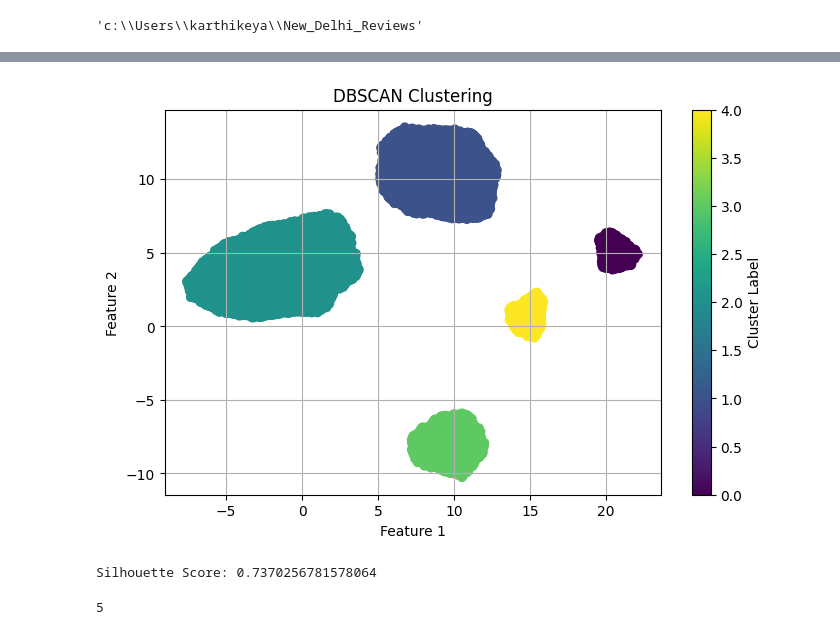
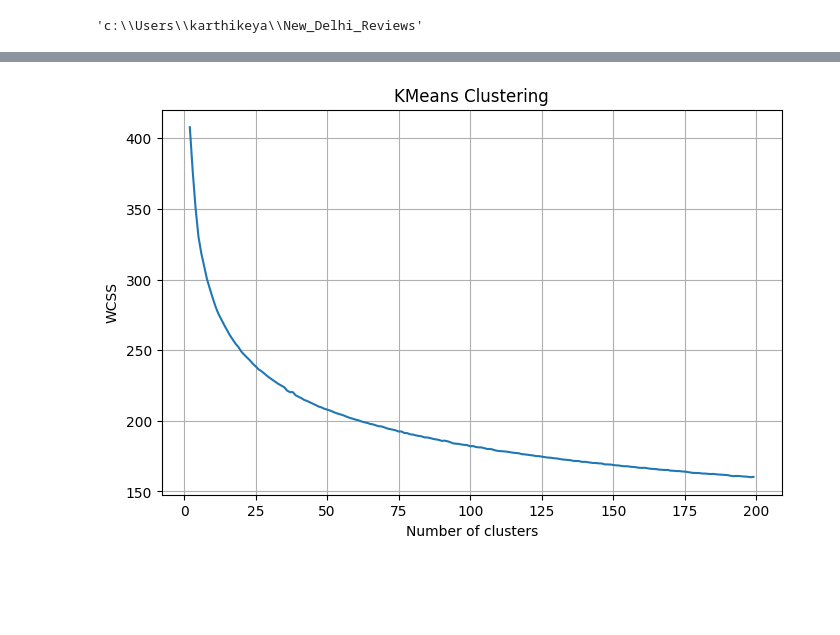
Before and after one commit to pkarthikeya1/Automated-Text-Clustering-and-Keyword-Extraction-for-Customer-Review-Insights, a Jupyter notebook: notebooks/04_model_building.ipynb, the cells around one changed output, grey strips where cells are left out. Drawn from its saved outputs; the diff is of its cells as text; code cells hidden in the pictures; blank space fills up the shorter version.

```diff
--- a/notebooks/04_model_building.ipynb
+++ b/notebooks/04_model_building.ipynb
@@ -55,32 +37,25 @@ plt.title('UMAP projection of the reviews_embedding_cosine', fontsize=24);
 # %%
-from sklearn.cluster import DBSCAN
+from sklearn.cluster import KMeans
+import matplotlib.pyplot as plt
 
-dbscan = DBSCAN(eps=0.6, min_samples=100)  # `eps` is the neighborhood size, `min_samples` is the minimum points to form a cluster
-dbscan_labels = dbscan.fit_predict(low_dim_embeddings_cosine)
+wcss = []
+
+for i in range(2, 200):
+    kmeans = KMeans(n_clusters=i)
+    kmeans.fit_predict(train_data)
+    wcss.append(kmeans.inertia_)
 
 # 3. Visualize the results
 plt.figure(figsize=(8, 5))
-
 # Plot points with different colors based on their cluster label
-plt.scatter(low_dim_embeddings_cosine[:, 0], low_dim_embeddings_cosine[:, 1], c=dbscan_labels, cmap='viridis', marker='o')
-plt.title('DBSCAN Clustering')
-plt.xlabel('Feature 1')
-plt.ylabel('Feature 2')
-plt.colorbar(label='Cluster Label')
+plt.plot(range(2,200), wcss)
+plt.title('KMeans Clustering')
+plt.xlabel('Number of clusters')
+plt.ylabel('WCSS')
+# plt.colorbar(label='Cluster Label')
 plt.grid(True)
 plt.show()
 # %% [output]
-[figure, old version]
+[figure, new version]
-# %%
-sil_score = silhouette_score(low_dim_embeddings_cosine, dbscan_labels)
-
-print(f"Silhouette Score: {sil_score}")
-# %% [output]
-Silhouette Score: 0.7370256781578064
-# %%
-import pandas as pd
-pd.Series(dbscan_labels).nunique()
-# %% [output]
-5
 # %%
 import warnings
```
Also changed, not shown: parts of 18 cells of this notebook, 10 other files.
